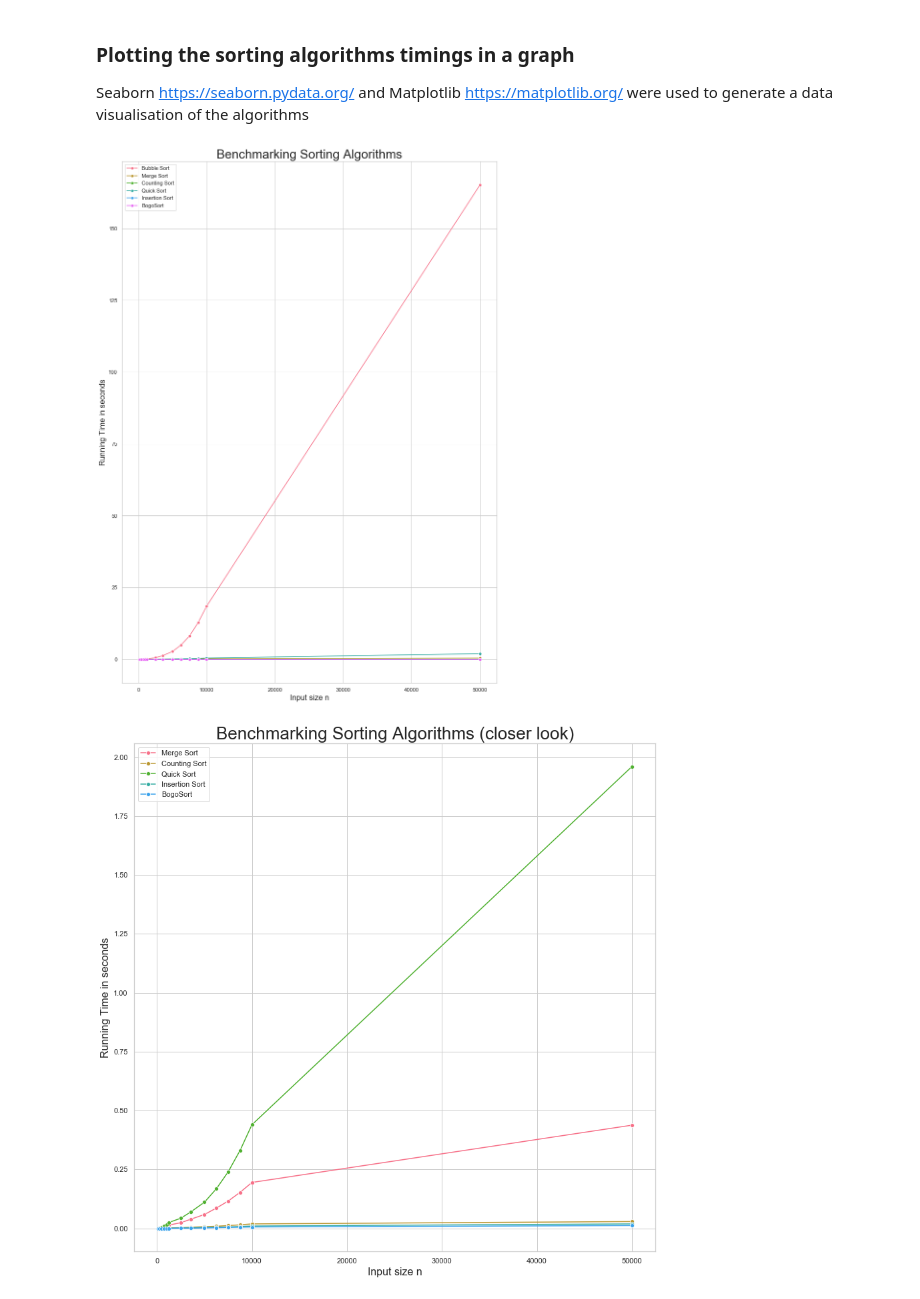
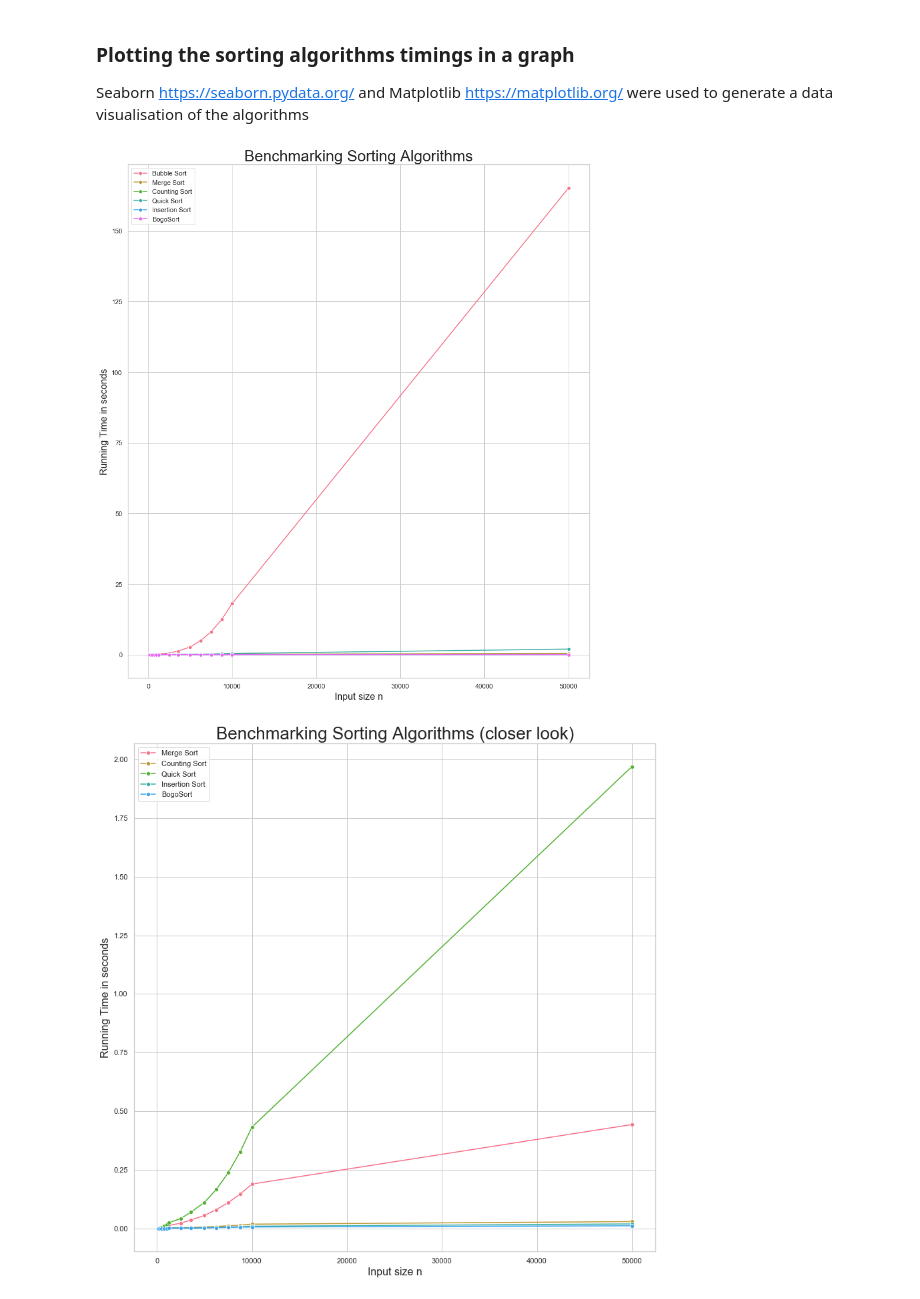
Before and after one commit to RitRa/Algorithms-project-, a Jupyter notebook: Benchmarking Sorting Algorithms.ipynb, the cells around one changed output. Saved outputs shown, nothing was run; the diff lists cells and outputs as text; code cells hidden in the pictures.

```diff
--- a/Benchmarking Sorting Algorithms.ipynb
+++ b/Benchmarking Sorting Algorithms.ipynb
@@ -472,36 +462,36 @@ Seaborn https://seaborn.pydata.org/ and Matplotlib https://matplotlib.org/ were
 # %%
 import seaborn as sns
 import matplotlib.pyplot as plt
-sns.set(style="whitegrid", palette="husl", rc={'figure.figsize':(14,20)})
+sns.set(style="whitegrid", palette="husl", rc={'figure.figsize':(14,16)})
 
 title="Benchmarking Sorting Algorithms"
 
 
 # Bubble Sort
 bubble = sns.lineplot( x="Size", y="Bubble Sort", data=df, marker='o', label='Bubble Sort')
 # Merge sort
 merge = sns.lineplot( x="Size", y="Merge Sort", data=df, marker='o', label='Merge Sort')
 # Counting sort
 counting = sns.lineplot( x="Size", y="Counting sort", marker='o', data=df, label="Counting Sort")
 # Quick sort
 quick = sns.lineplot( x="Size", y="Quick sort", data=df, marker='o',label="Quick Sort")
 # Insertion sort
 insert = sns.lineplot( x="Size", y="Insertion sort", data=df, marker='o', label="Insertion Sort")
 
 # BogoSort
 bogo = sns.lineplot( x="Size", y="BogoSort", data=df, marker='o', label="BogoSort")
 
 
 plt.xlabel('Input size n', fontsize=16)
 plt.ylabel('Running Time in seconds',fontsize=16)
 
 # Increasing font size
 plt.title(title, fontsize=26)
 
 # Show the plot
 plt.show()
 # %% [output]
-[figure, old version]
+[figure, new version]
 # %%
 import seaborn as sns
 import matplotlib.pyplot as plt
```
Also changed, not shown: parts of 14 cells of this notebook, 3 other files.
